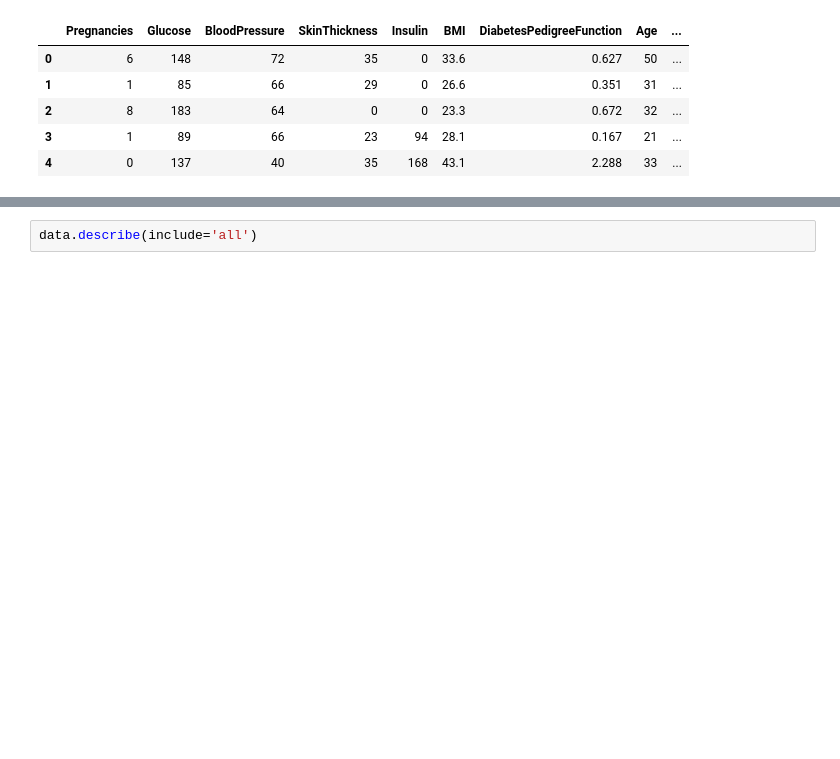
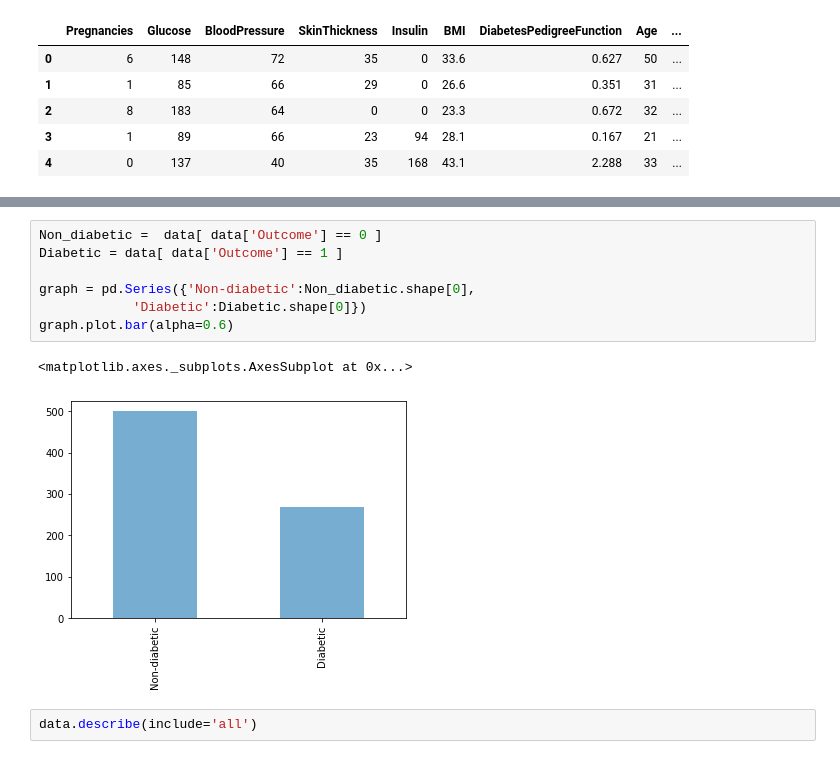
Before and after one commit to caseyh4/CA4015, a Jupyter notebook: CA4015_A1.ipynb, the cells around one changed output, grey strips where cells are left out. Drawn from its saved outputs; the diff is of its cells as text; blank space fills up the shorter version.

```diff
--- a/CA4015_A1.ipynb
+++ b/CA4015_A1.ipynb
@@ -39,3 +58,13 @@ data.head()
+# %%
+Non_diabetic =  data[ data['Outcome'] == 0 ]
+Diabetic = data[ data['Outcome'] == 1 ]
+
+graph = pd.Series({'Non-diabetic':Non_diabetic.shape[0],
+            'Diabetic':Diabetic.shape[0]})
+graph.plot.bar(alpha=0.6)
+# %% [output]
+<matplotlib.axes._subplots.AxesSubplot at 0x...>
+[figure, added]
 # %%
 data.describe(include='all')
 # %% [output]
```
Also changed, not shown: parts of 46 cells of this notebook.
